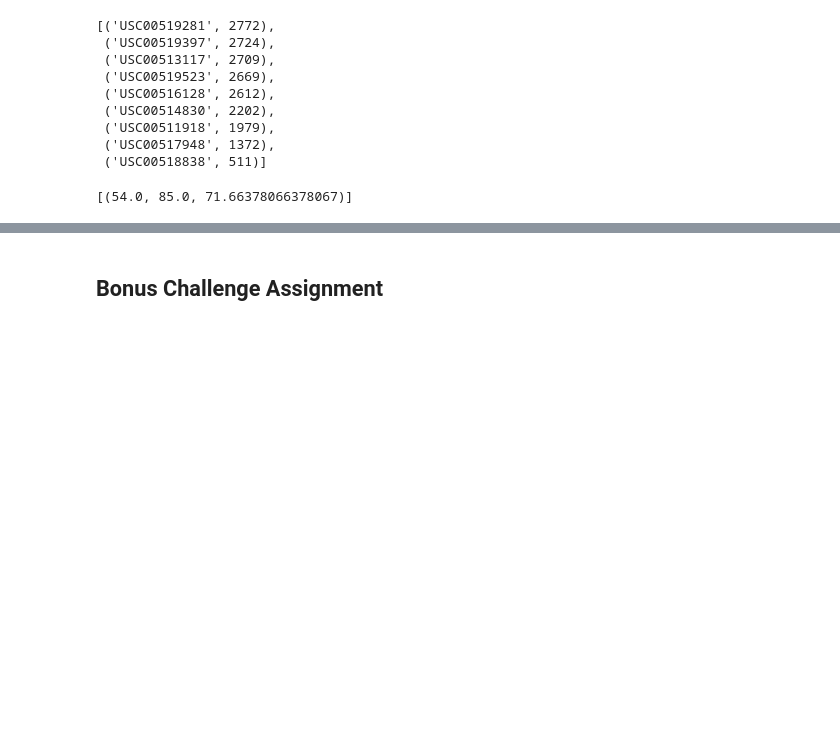
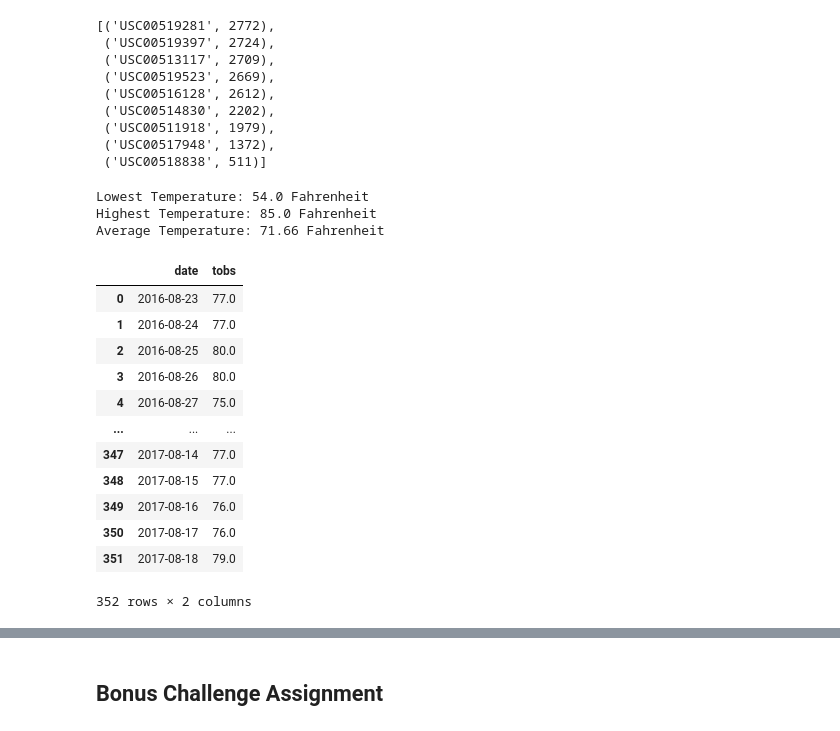
Before and after one commit to sabrinasaleh/sqlalchemy-challenge, a Jupyter notebook: climate_starter.ipynb, the cells around one changed output, grey strips where cells are left out. Drawn from its saved outputs; the diff is of its cells as text; code cells hidden in the pictures; blank space fills up the shorter version.

```diff
--- a/climate_starter.ipynb
+++ b/climate_starter.ipynb
@@ -137,19 +166,49 @@ station_active
 # %%
 # Using the station id from the previous query, calculate the lowest temperature recorded,
 # highest temperature recorded, and average temperature of the most active station?
+station_active_most = "USC00519281"
 
-temp = (
+temps = (
     session.query(
         func.min(Measurement.tobs),
         func.max(Measurement.tobs),
         func.avg(Measurement.tobs),
     )
-    .filter(Measurement.station == "USC00519281")
+    .filter(Measurement.station == station_active_most)
     .all()
 )
-temp
+
+print(f"Lowest Temperature: {temps[0][0]} Fahrenheit")
+print(f"Highest Temperature: {temps[0][1]} Fahrenheit")
+print(f"Average Temperature: {round(temps[0][2], 2)} Fahrenheit")
 # %% [output]
-[(54.0, 85.0, 71.66378066378067)]
+Lowest Temperature: 54.0 Fahrenheit
+Highest Temperature: 85.0 Fahrenheit
+Average Temperature: 71.66 Fahrenheit
 # %%
 # Choose the station with the highest number of temperature observations.
 # Query the last 12 months of temperature observation data for this station and plot the results as a histogram
+temp_obs_active = (
+    session.query(Measurement.date, Measurement.tobs)
+    .filter(Measurement.station == station_active_most)
+    .filter(func.strftime("%Y-%m-%d", Measurement.date) >= year_ago_date)
+    .all()
+)
+
+# save as a data frame
+temp_obs_df = pd.DataFrame(temp_obs_active, columns=["date", "tobs"])
+temp_obs_df
+# %% [output]
+|  | date | tobs |
+| 0 | 2016-08-23 | 77.0 |
+| 1 | 2016-08-24 | 77.0 |
+| 2 | 2016-08-25 | 80.0 |
+| 3 | 2016-08-26 | 80.0 |
+| 4 | 2016-08-27 | 75.0 |
+| ... | ... | ... |
+| 347 | 2017-08-14 | 77.0 |
+| 348 | 2017-08-15 | 77.0 |
+| 349 | 2017-08-16 | 76.0 |
+| 350 | 2017-08-17 | 76.0 |
+| 351 | 2017-08-18 | 79.0 |
+352 rows × 2 columns
```
Also changed, not shown: parts of 11 cells of this notebook.
